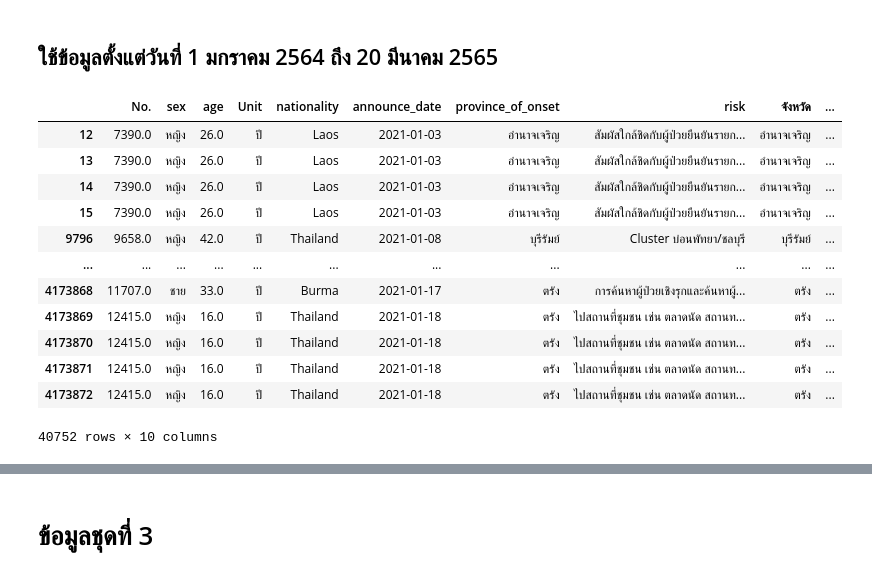
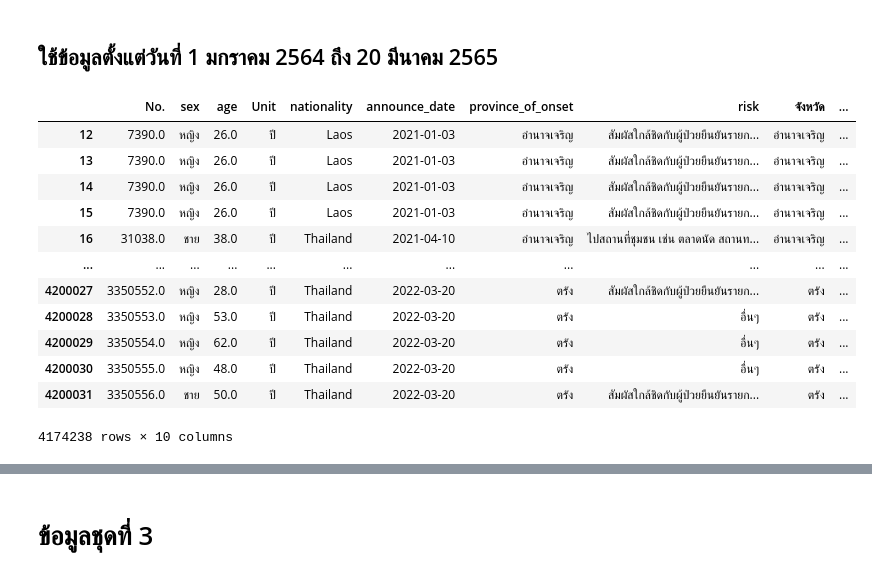
Before and after one commit to team0243/data_viz_2022, a Jupyter notebook: data_viz_project.ipynb, the cells around one changed output, grey strips where cells are left out. Saved outputs shown, nothing was run; the diff lists cells and outputs as text; code cells hidden in the pictures.

```diff
--- a/data_viz_project.ipynb
+++ b/data_viz_project.ipynb
@@ -844,19 +844,19 @@ data_cl2.head(10)
 # %% [markdown]
 ## ใช้ข้อมูลตั้งแต่วันที่ 1 มกราคม 2564 ถึง 20 มีนาคม 2565
 # %%
-data_cl3 = data_cl2[(data_cl2['announce_date']>='2021-01-01') & (data_cl2['announce_date']<='2021-01-31')]
+data_cl3 = data_cl2[(data_cl2['announce_date']>='2021-01-01') & (data_cl2['announce_date']<='2022-03-20')]
 data_cl3
 # %% [output]
 |  | No. | sex | age | Unit | nationality | announce_date | province_of_onset | risk | จังหวัด | ... |
 | 12 | 7390.0 | หญิง | 26.0 | ปี | Laos | 2021-01-03 | อำนาจเจริญ | สัมผัสใกล้ชิดกับผู้ป่วยยืนยันรายก... | อำนาจเจริญ | ... |
 | 13 | 7390.0 | หญิง | 26.0 | ปี | Laos | 2021-01-03 | อำนาจเจริญ | สัมผัสใกล้ชิดกับผู้ป่วยยืนยันรายก... | อำนาจเจริญ | ... |
 | 14 | 7390.0 | หญิง | 26.0 | ปี | Laos | 2021-01-03 | อำนาจเจริญ | สัมผัสใกล้ชิดกับผู้ป่วยยืนยันรายก... | อำนาจเจริญ | ... |
 | 15 | 7390.0 | หญิง | 26.0 | ปี | Laos | 2021-01-03 | อำนาจเจริญ | สัมผัสใกล้ชิดกับผู้ป่วยยืนยันรายก... | อำนาจเจริญ | ... |
-| 9796 | 9658.0 | หญิง | 42.0 | ปี | Thailand | 2021-01-08 | บุรีรัมย์ | Cluster บ่อนพัทยา/ชลบุรี | บุรีรัมย์ | ... |
+| 16 | 31038.0 | ชาย | 38.0 | ปี | Thailand | 2021-04-10 | อำนาจเจริญ | ไปสถานที่ชุมชน เช่น ตลาดนัด สถานท... | อำนาจเจริญ | ... |
 | ... | ... | ... | ... | ... | ... | ... | ... | ... | ... | ... |
-| 4173868 | 11707.0 | ชาย | 33.0 | ปี | Burma | 2021-01-17 | ตรัง | การค้นหาผู้ป่วยเชิงรุกและค้นหาผู้... | ตรัง | ... |
-| 4173869 | 12415.0 | หญิง | 16.0 | ปี | Thailand | 2021-01-18 | ตรัง | ไปสถานที่ชุมชน เช่น ตลาดนัด สถานท... | ตรัง | ... |
-| 4173870 | 12415.0 | หญิง | 16.0 | ปี | Thailand | 2021-01-18 | ตรัง | ไปสถานที่ชุมชน เช่น ตลาดนัด สถานท... | ตรัง | ... |
-| 4173871 | 12415.0 | หญิง | 16.0 | ปี | Thailand | 2021-01-18 | ตรัง | ไปสถานที่ชุมชน เช่น ตลาดนัด สถานท... | ตรัง | ... |
-| 4173872 | 12415.0 | หญิง | 16.0 | ปี | Thailand | 2021-01-18 | ตรัง | ไปสถานที่ชุมชน เช่น ตลาดนัด สถานท... | ตรัง | ... |
+| 4200027 | 3350552.0 | หญิง | 28.0 | ปี | Thailand | 2022-03-20 | ตรัง | สัมผัสใกล้ชิดกับผู้ป่วยยืนยันรายก... | ตรัง | ... |
+| 4200028 | 3350553.0 | หญิง | 53.0 | ปี | Thailand | 2022-03-20 | ตรัง | อื่นๆ | ตรัง | ... |
+| 4200029 | 3350554.0 | หญิง | 62.0 | ปี | Thailand | 2022-03-20 | ตรัง | อื่นๆ | ตรัง | ... |
+| 4200030 | 3350555.0 | หญิง | 48.0 | ปี | Thailand | 2022-03-20 | ตรัง | อื่นๆ | ตรัง | ... |
+| 4200031 | 3350556.0 | ชาย | 50.0 | ปี | Thailand | 2022-03-20 | ตรัง | สัมผัสใกล้ชิดกับผู้ป่วยยืนยันรายก... | ตรัง | ... |
-40752 rows × 10 columns
+4174238 rows × 10 columns
```
Also changed, not shown: parts of 11 cells of this notebook.
